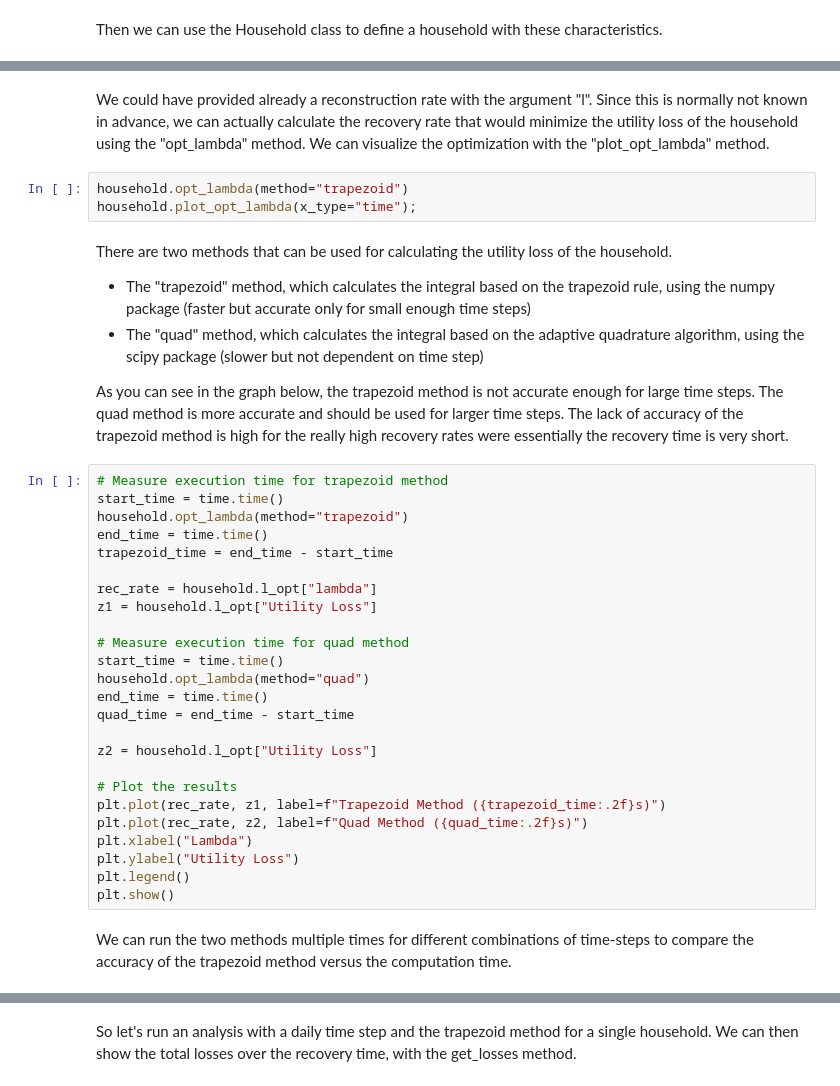
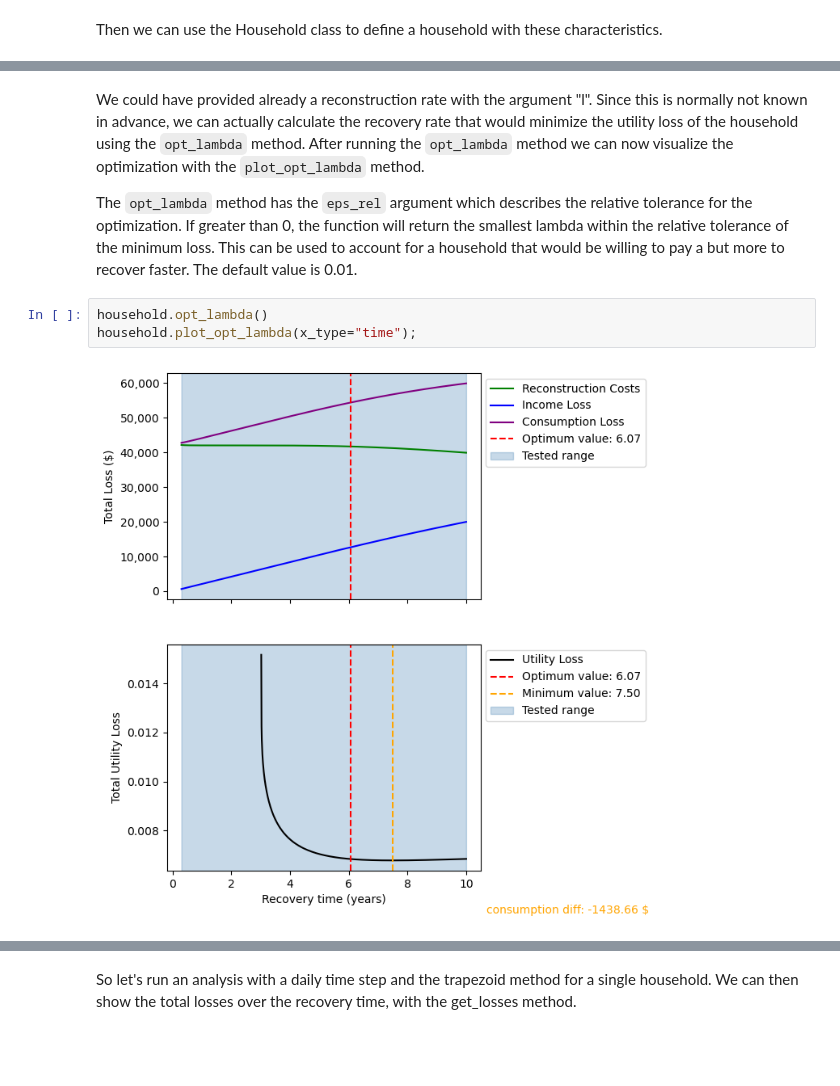
Before and after one commit to Deltares/fiat_toolbox, a Jupyter notebook: examples/well_being/2_well_being_single_household.ipynb, the cells around one changed output, grey strips where cells are left out. Drawn from its saved outputs; the diff is of its cells as text; blank space fills up the shorter version.

Commit message:
Small update with lambda optimization messages in well being module (#94)
* updated l_opt messages

* small updates

```diff
--- a/examples/well_being/2_well_being_single_household.ipynb
+++ b/examples/well_being/2_well_being_single_household.ipynb
@@ -44,39 +55,10 @@ household
 # %% [markdown]
-We could have provided already a reconstruction rate with the argument "l". Since this is normally not known in advance, we can actually calculate the recovery rate that would minimize the utility loss of the household using the "opt_lambda" method. We can visualize the optimization with the "plot_opt_lambda" method.
+We could have provided already a reconstruction rate with the argument "l". Since this is normally not known in advance, we can actually calculate the recovery rate that would minimize the utility loss of the household using the `opt_lambda` method. After running the `opt_lambda` method we can now visualize the optimization with the `plot_opt_lambda` method.
+
+The `opt_lambda` method has the `eps_rel` argument which describes the relative tolerance for the optimization. If greater than 0, the function will return
+the smallest lambda within the relative tolerance of the minimum loss. This can be used to account for a household that would be willing to pay a but more to recover faster. The default value is 0.01.
 # %%
-household.opt_lambda(method="trapezoid")
+household.opt_lambda()
 household.plot_opt_lambda(x_type="time");
+# %% [output]
+[figure, added]
-# %% [markdown]
-There are two methods that can be used for calculating the utility loss of the household.
-
-- The "trapezoid" method, which calculates the integral based on the trapezoid rule, using the numpy package (faster but accurate only for small enough time steps)
-- The "quad" method, which calculates the integral based on the adaptive quadrature algorithm, using the scipy package (slower but not dependent on time step)
-
-As you can see in the graph below, the trapezoid method is not accurate enough for large time steps. The quad method is more accurate and should be used for larger time steps. The lack of accuracy of the trapezoid method is high for the really high recovery rates were essentially the recovery time is very short.
-# %%
-# Measure execution time for trapezoid method
-start_time = time.time()
-household.opt_lambda(method="trapezoid")
-end_time = time.time()
-trapezoid_time = end_time - start_time
-
-rec_rate = household.l_opt["lambda"]
-z1 = household.l_opt["Utility Loss"]
-
-# Measure execution time for quad method
-start_time = time.time()
-household.opt_lambda(method="quad")
-end_time = time.time()
-quad_time = end_time - start_time
-
-z2 = household.l_opt["Utility Loss"]
-
-# Plot the results
-plt.plot(rec_rate, z1, label=f"Trapezoid Method ({trapezoid_time:.2f}s)")
-plt.plot(rec_rate, z2, label=f"Quad Method ({quad_time:.2f}s)")
-plt.xlabel("Lambda")
-plt.ylabel("Utility Loss")
-plt.legend()
-plt.show()
-# %% [markdown]
-We can run the two methods multiple times for different combinations of time-steps to compare the accuracy of the trapezoid method versus the computation time.
```
Also changed, not shown: parts of 12 cells of this notebook, 3 other files.
